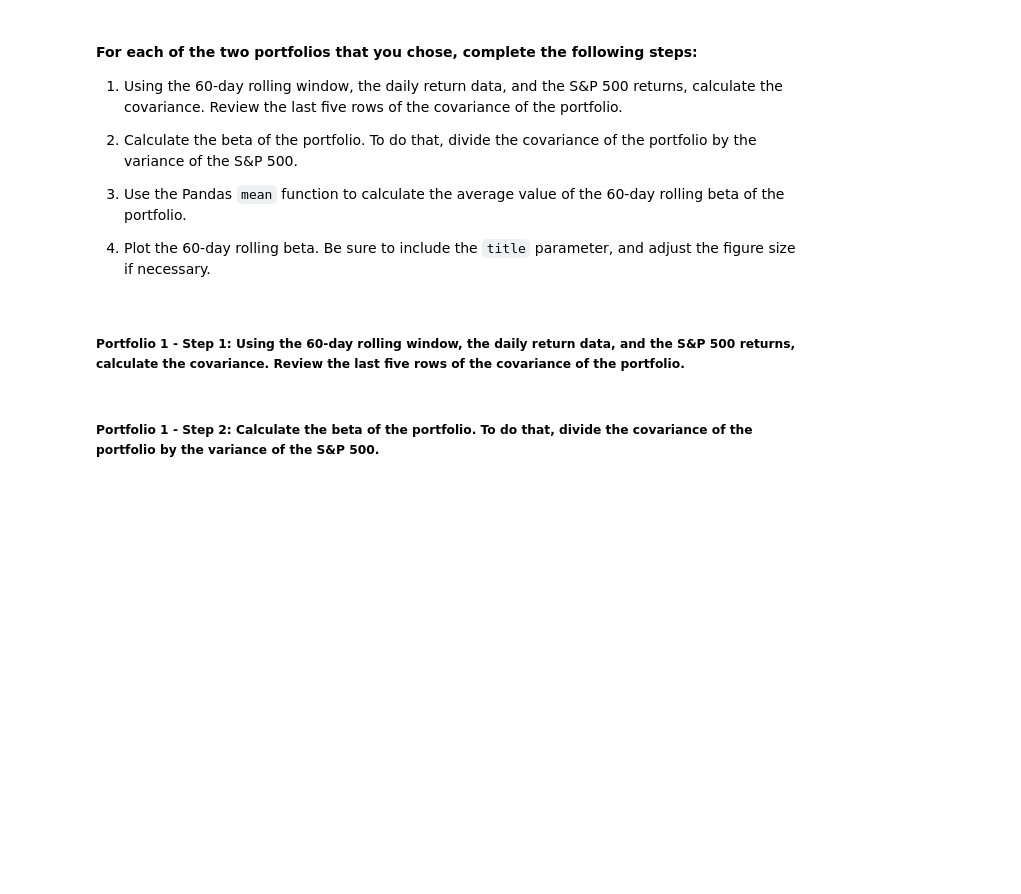
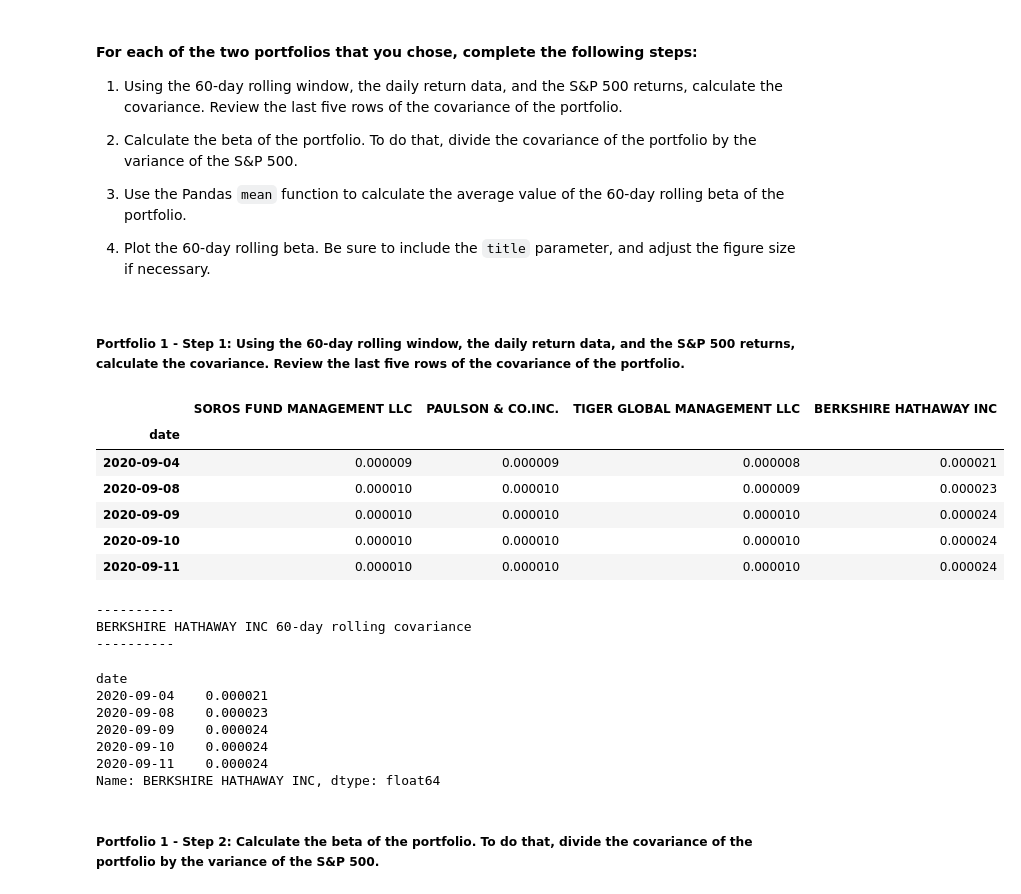
Before and after one commit to johngru/portfolio_risk_return_analysis, a Jupyter notebook: risk_return_analysis.ipynb, the cells around one changed output. Saved outputs shown, nothing was run; the diff lists cells and outputs as text; code cells hidden in the pictures; blank space fills up the shorter version.

```diff
--- a/risk_return_analysis.ipynb
+++ b/risk_return_analysis.ipynb
@@ -420,7 +485,30 @@ Your analysis is nearing completion. Now, you need to evaluate how the portfolio
 # %%
 # Calculate the covariance using a 60-day rolling window
 # Review the last five rows of the covariance data
-# YOUR CODE HERE
+whale_covariance_60d = whale_daily_return_df.rolling(window=60).cov(daily_returns_df['S&P 500'])
+display(whale_covariance_60d.tail())
+print('-'*10)
+print('BERKSHIRE HATHAWAY INC 60-day rolling covariance')
+print('-'*10)
+display(whale_covariance_60d['BERKSHIRE HATHAWAY INC'].tail())
+# %% [output]
+|  | SOROS FUND MANAGEMENT LLC | PAULSON & CO.INC. | TIGER GLOBAL MANAGEMENT LLC | BERKSHIRE HATHAWAY INC |
+| date |  |  |  |  |
+| 2020-09-04 | 0.000009 | 0.000009 | 0.000008 | 0.000021 |
+| 2020-09-08 | 0.000010 | 0.000010 | 0.000009 | 0.000023 |
+| 2020-09-09 | 0.000010 | 0.000010 | 0.000010 | 0.000024 |
+| 2020-09-10 | 0.000010 | 0.000010 | 0.000010 | 0.000024 |
+| 2020-09-11 | 0.000010 | 0.000010 | 0.000010 | 0.000024 |
+----------
+BERKSHIRE HATHAWAY INC 60-day rolling covariance
+----------
+date
+2020-09-04    0.000021
+2020-09-08    0.000023
+2020-09-09    0.000024
+2020-09-10    0.000024
+2020-09-11    0.000024
+Name: BERKSHIRE HATHAWAY INC, dtype: float64
 # %% [markdown]
 ##### Portfolio 1 - Step 2: Calculate the beta of the portfolio. To do that, divide the covariance of the portfolio by the variance of the S&P 500.
 # %%
```
Also changed, not shown: parts of 16 cells of this notebook, 3 other files.
